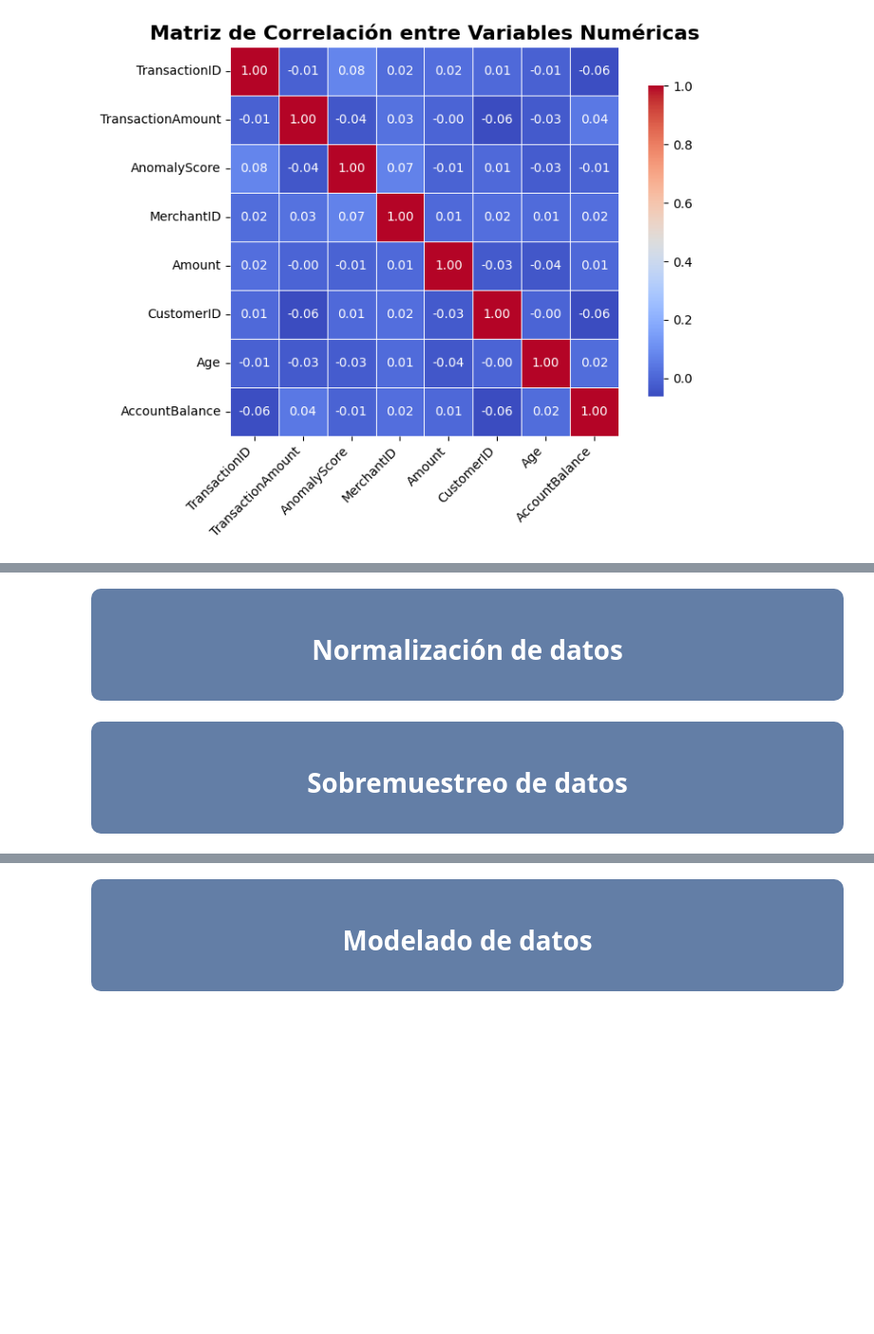
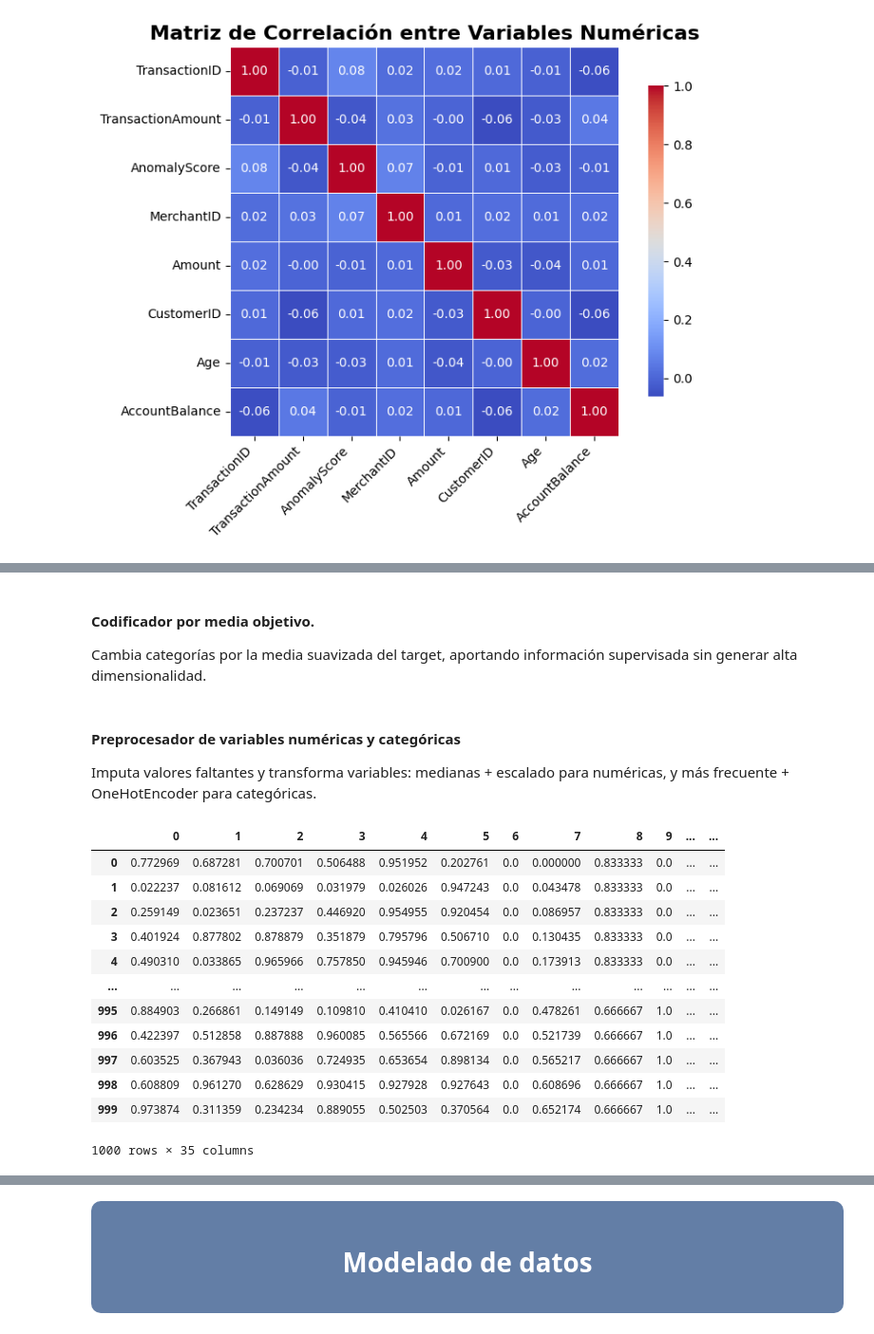
Before and after one commit to Camilabperez/Deteccion-fraude-ML, a Jupyter notebook: training/fraud-detection.ipynb, the cells around one changed output, grey strips where cells are left out. Shown at 95% size. Saved outputs shown, nothing was run; the diff lists cells and outputs as text; code cells hidden in the pictures; blank space fills up the shorter version.

```diff
--- a/training/fraud-detection.ipynb
+++ b/training/fraud-detection.ipynb
@@ -737,3 +718,6 @@ class PairHistory(BaseEstimator, TransformerMixin):
+# %% [markdown]
+#### Codificador por media objetivo.
+Cambia categorías por la media suavizada del target, aportando información supervisada sin generar alta dimensionalidad.
 # %%
 class TargetMeanEncoder(BaseEstimator, TransformerMixin):
     def __init__(self, col, y_col='__target__', m=10.0, out_col=None):
@@ -753,7 +737,3 @@ class TargetMeanEncoder(BaseEstimator, TransformerMixin):
         X = X.copy()
         X[self.out_col] = X[self.col].map(self.map_).fillna(self.global_)
         return X
-# %% [markdown]
-<div style="background-color:rgba(47, 83, 136, 0.75) ; border-radius: 10px; text-align: center; padding: 20px;">
-    <h1 style="color: white;">Normalización de datos</h1>
-</div>
@@ -772,4 +739,0 @@ def normalizar_datos(x):
-# %% [markdown]
-<div style="background-color:rgba(47, 83, 136, 0.75) ; border-radius: 10px; text-align: center; padding: 20px;">
-    <h1 style="color: white;">Sobremuestreo de datos</h1>
-</div>
@@ -784,0 +740,39 @@ def sobremuestreo_de_datos(x, y):
+# %% [markdown]
+#### Preprocesador de variables numéricas y categóricas
+Imputa valores faltantes y transforma variables: medianas + escalado para numéricas, y más frecuente + OneHotEncoder para categóricas.
+# %%
+pre = ColumnTransformer(
+    transformers=[
+        # Numéricas: imputar medianas
+        ('num', ImbPipeline([
+            ('imp', SimpleImputer(strategy='median')),
+            ('sc', MinMaxScaler())
+        ]), selector(dtype_include=['number'])),
+
+        # Categóricas: imputar más frecuente + OHE
+        ('cat', ImbPipeline([
+            ('imp', SimpleImputer(strategy='most_frequent')),
+            ('ohe', OneHotEncoder(handle_unknown='ignore', sparse_output=False)),
+        ]), selector(dtype_include=['object','string','category'])),
+    ],
+    remainder='drop'
+)
+
+
+data_prep = pre.fit_transform(x_data_fe)
+x_data_fe = pd.DataFrame(data_prep)
+x_data_fe
+# %% [output]
+|  | 0 | 1 | 2 | 3 | 4 | 5 | 6 | 7 | 8 | 9 | ... | ... |
+| 0 | 0.772969 | 0.687281 | 0.700701 | 0.506488 | 0.951952 | 0.202761 | 0.0 | 0.000000 | 0.833333 | 0.0 | ... | ... |
+| 1 | 0.022237 | 0.081612 | 0.069069 | 0.031979 | 0.026026 | 0.947243 | 0.0 | 0.043478 | 0.833333 | 0.0 | ... | ... |
+| 2 | 0.259149 | 0.023651 | 0.237237 | 0.446920 | 0.954955 | 0.920454 | 0.0 | 0.086957 | 0.833333 | 0.0 | ... | ... |
+| 3 | 0.401924 | 0.877802 | 0.878879 | 0.351879 | 0.795796 | 0.506710 | 0.0 | 0.130435 | 0.833333 | 0.0 | ... | ... |
+| 4 | 0.490310 | 0.033865 | 0.965966 | 0.757850 | 0.945946 | 0.700900 | 0.0 | 0.173913 | 0.833333 | 0.0 | ... | ... |
+| ... | ... | ... | ... | ... | ... | ... | ... | ... | ... | ... | ... | ... |
+| 995 | 0.884903 | 0.266861 | 0.149149 | 0.109810 | 0.410410 | 0.026167 | 0.0 | 0.478261 | 0.666667 | 1.0 | ... | ... |
+| 996 | 0.422397 | 0.512858 | 0.887888 | 0.960085 | 0.565566 | 0.672169 | 0.0 | 0.521739 | 0.666667 | 1.0 | ... | ... |
+| 997 | 0.603525 | 0.367943 | 0.036036 | 0.724935 | 0.653654 | 0.898134 | 0.0 | 0.565217 | 0.666667 | 1.0 | ... | ... |
+| 998 | 0.608809 | 0.961270 | 0.628629 | 0.930415 | 0.927928 | 0.927643 | 0.0 | 0.608696 | 0.666667 | 1.0 | ... | ... |
+| 999 | 0.973874 | 0.311359 | 0.234234 | 0.889055 | 0.502503 | 0.370564 | 0.0 | 0.652174 | 0.666667 | 1.0 | ... | ... |
+1000 rows × 35 columns
```
Also changed, not shown: parts of 46 cells of this notebook, 5 other files.
